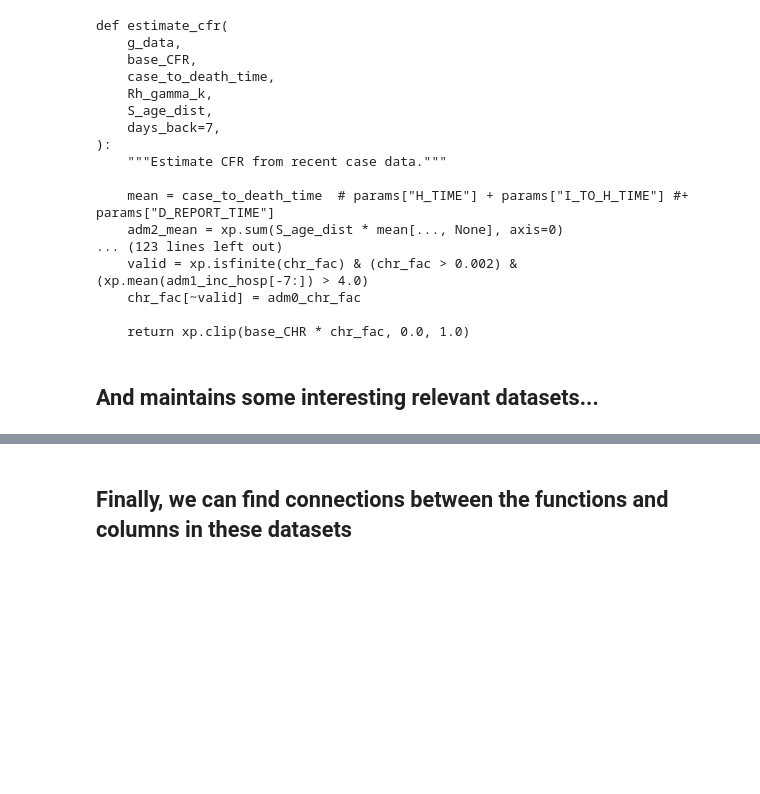
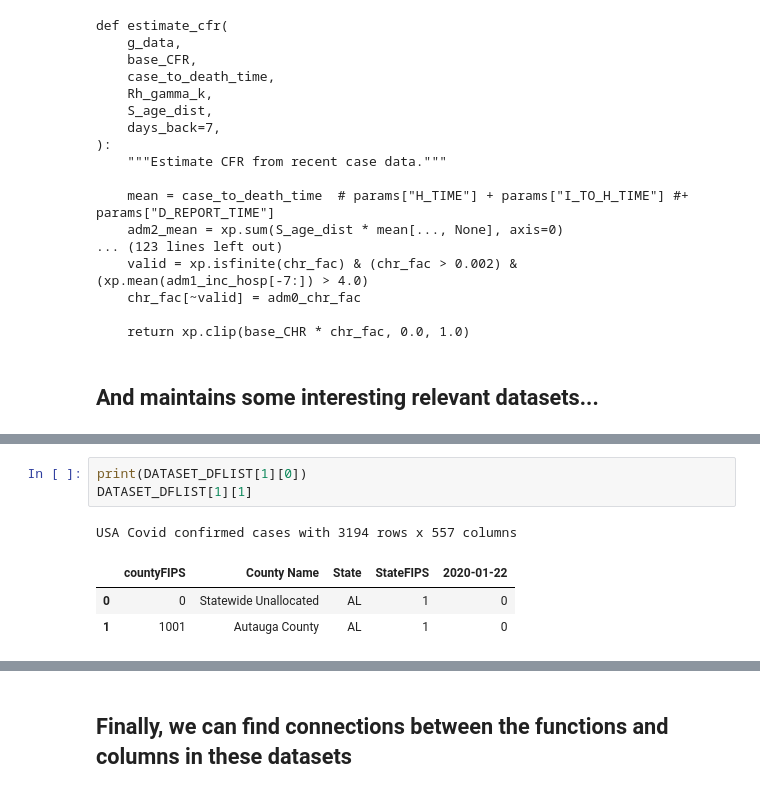
Before and after one commit to mikecafarella/mitaskem, a Jupyter notebook: src/mit-dec-demo.ipynb, the cells around one changed output, grey strips where cells are left out. Saved outputs shown, nothing was run; the diff lists cells and outputs as text; blank space fills up the shorter version.

```diff
--- a/src/mit-dec-demo.ipynb
+++ b/src/mit-dec-demo.ipynb
@@ -325,0 +321,8 @@ Covid tracking data with 20781 rows x 56 columns. Schema and data sample:
+# %%
+print(DATASET_DFLIST[1][0])
+DATASET_DFLIST[1][1]
+# %% [output]
+USA Covid confirmed cases with 3194 rows x 557 columns
+|  | countyFIPS | County Name | State | StateFIPS | 2020-01-22 |
+| 0 | 0 | Statewide Unallocated | AL | 1 | 0 |
+| 1 | 1001 | Autauga County | AL | 1 | 0 |
```
Also changed, not shown: parts of 8 cells of this notebook, 1 other file.
